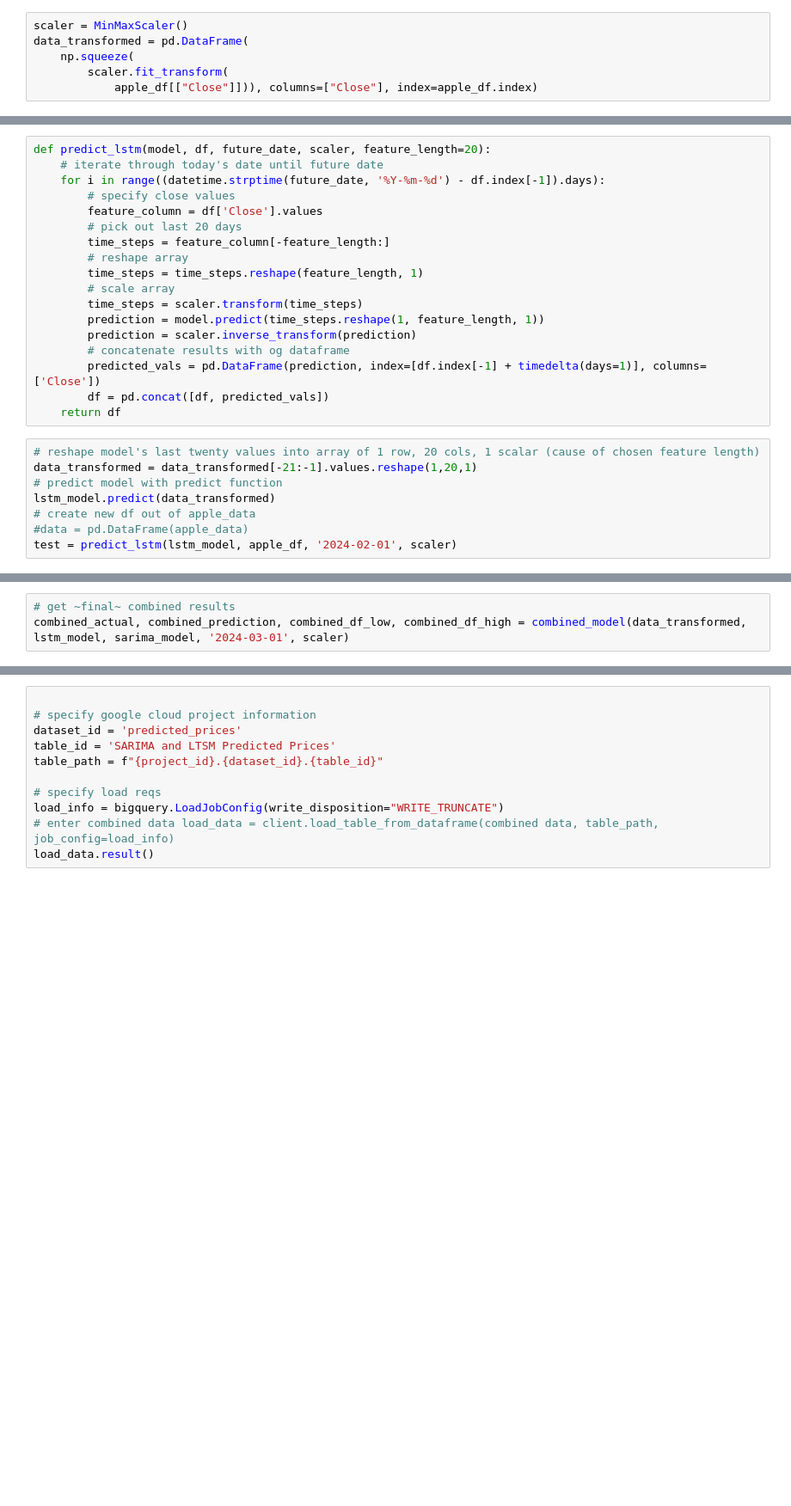
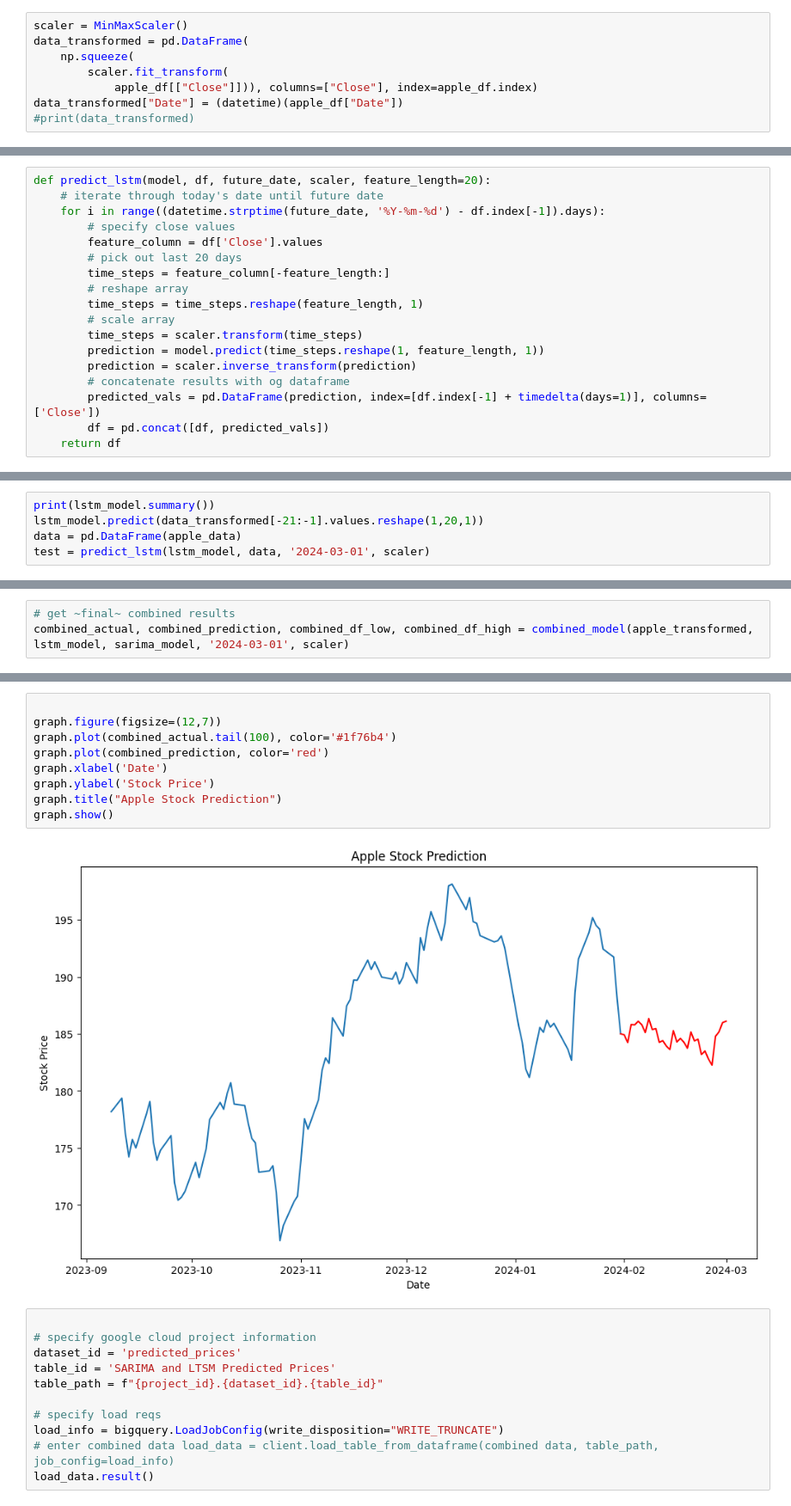
Before and after one commit to readingshapes/stock_forecasting, a Jupyter notebook: combo.ipynb, the cells around one changed output, grey strips where cells are left out. Shown at 86% size. Drawn from its saved outputs; the diff is of its cells as text; blank space fills up the shorter version.

```diff
--- a/combo.ipynb
+++ b/combo.ipynb
@@ -218,3 +218,5 @@ data_transformed = pd.DataFrame(
     np.squeeze(
         scaler.fit_transform(
             apple_df[["Close"]])), columns=["Close"], index=apple_df.index)
+data_transformed["Date"] = (datetime)(apple_df["Date"])
+#print(data_transformed)
@@ -368,11 +375,3 @@ def predict_lstm(model, df, future_date, scaler, feature_length=20):
         predicted_vals = pd.DataFrame(prediction, index=[df.index[-1] + timedelta(days=1)], columns=['Close'])
         df = pd.concat([df, predicted_vals])
     return df
-# %%
-# reshape model's last twenty values into array of 1 row, 20 cols, 1 scalar (cause of chosen feature length)
-data_transformed = data_transformed[-21:-1].values.reshape(1,20,1)
-# predict model with predict function
-lstm_model.predict(data_transformed)
-# create new df out of apple_data
-#data = pd.DataFrame(apple_data)
-test = predict_lstm(lstm_model, apple_df, '2024-02-01', scaler)
@@ -380,0 +378,5 @@ test.tail()
+# %%
+print(lstm_model.summary())
+lstm_model.predict(data_transformed[-21:-1].values.reshape(1,20,1))
+data = pd.DataFrame(apple_data)
+test = predict_lstm(lstm_model, data, '2024-03-01', scaler)
@@ -425,3 +533,3 @@ def combined_model(data_transformed, lstm_model, sarima_model, forecast_date, sc
 # %%
 # get ~final~ combined results
-combined_actual, combined_prediction, combined_df_low, combined_df_high = combined_model(data_transformed, lstm_model, sarima_model, '2024-03-01', scaler)
+combined_actual, combined_prediction, combined_df_low, combined_df_high = combined_model(apple_transformed, lstm_model, sarima_model, '2024-03-01', scaler)
@@ -428,3 +604,14 @@ combined_actual, combined_prediction, combined_df_low, combined_df_high = combin
+# %%
+
+graph.figure(figsize=(12,7))
+graph.plot(combined_actual.tail(100), color='#1f76b4')
+graph.plot(combined_prediction, color='red')
+graph.xlabel('Date')
+graph.ylabel('Stock Price')
+graph.title("Apple Stock Prediction")
+graph.show()
+# %% [output]
+[figure, added]
 # %%
 
 # specify google cloud project information
```
Also changed, not shown: parts of 15 cells of this notebook.
